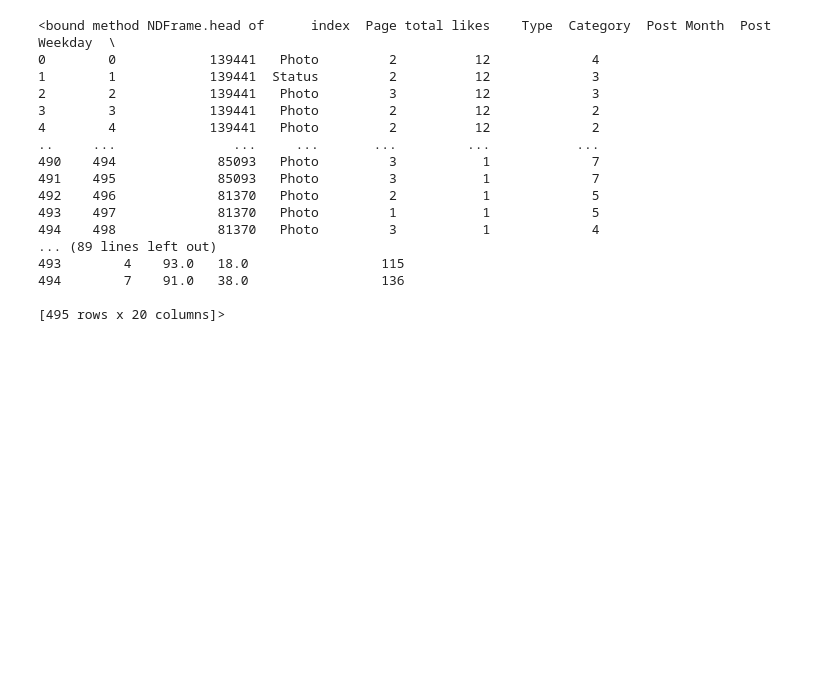
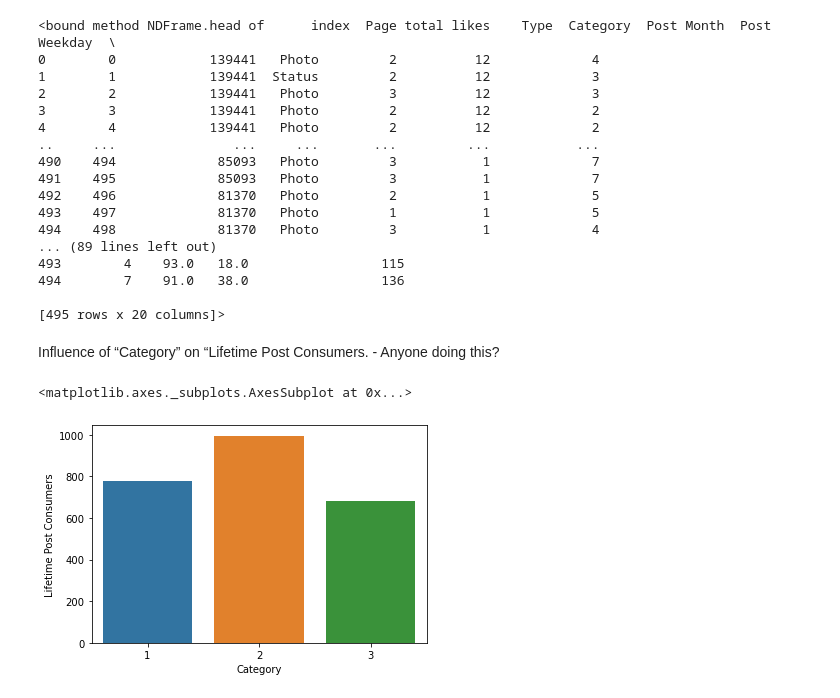
Before and after one commit to belisariomontesinos/INTRO-TO-DATA-ANALYSIS, a Jupyter notebook: facebook.ipynb, the cells around one changed output. Drawn from its saved outputs; the diff is of its cells as text; code cells hidden in the pictures; blank space fills up the shorter version.

```diff
--- a/facebook.ipynb
+++ b/facebook.ipynb
@@ -140,3 +140,12 @@ fb.head
 494        7    91.0   38.0                 136
 
 [495 rows x 20 columns]>
+# %% [markdown]
+Influence of “Category” on “Lifetime Post Consumers. - Anyone doing this?
+# %%
+groupedcat = fb.groupby('Category')
+groupedcat = groupedcat.aggregate(np.mean)
+sns.barplot(x='Category',y='Lifetime Post Consumers',data=groupedcat.reset_index())
+# %% [output]
+<matplotlib.axes._subplots.AxesSubplot at 0x...>
+[figure, added]
```
Also changed, not shown: parts of 3 cells of this notebook, 1 other file.
